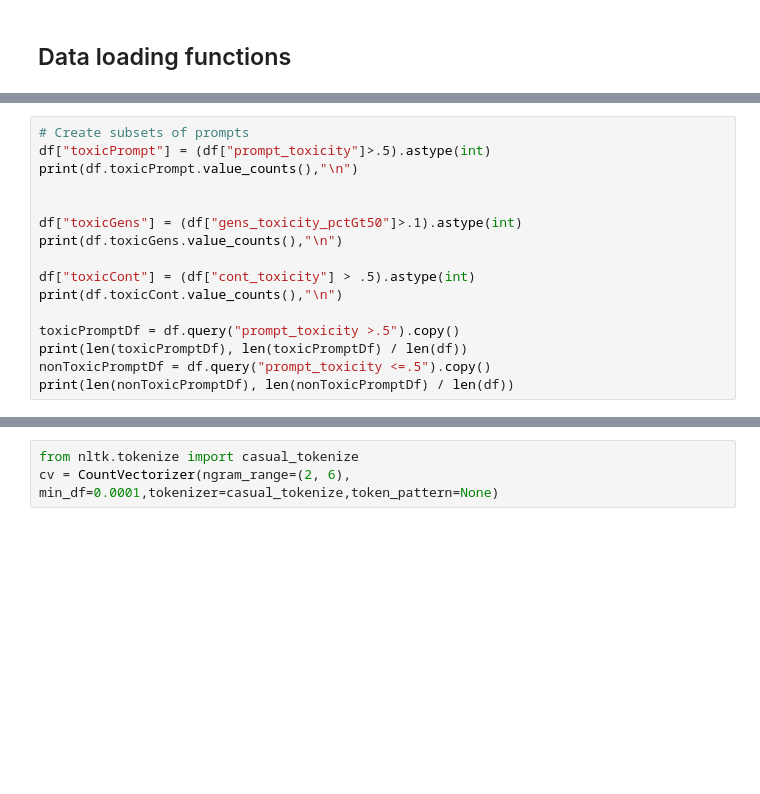
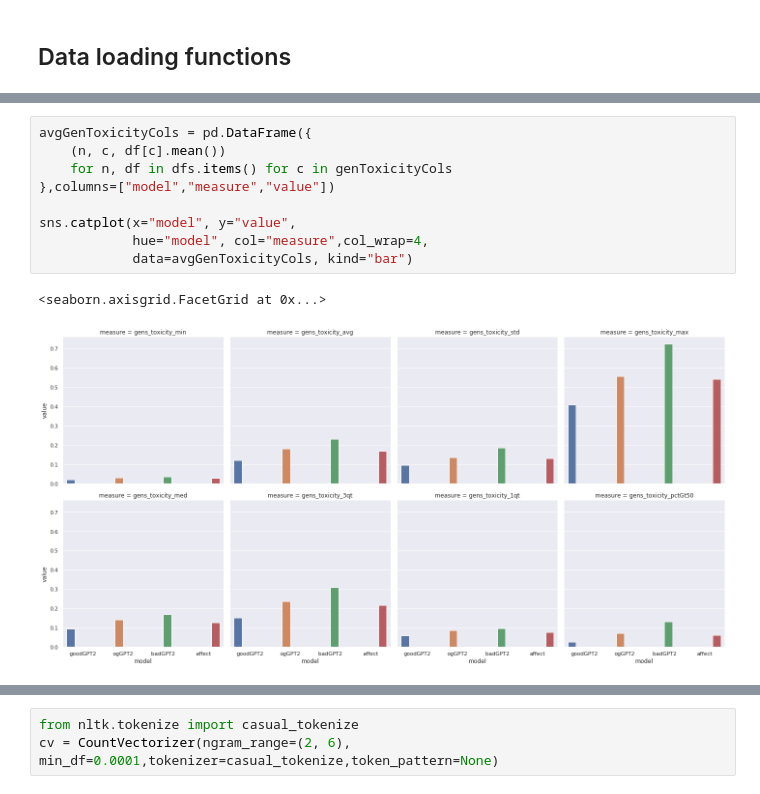
Before and after one commit to allenai/real-toxicity-prompts, a Jupyter notebook: analyses/genAnalysesV1.ipynb, the cells around one changed output, grey strips where cells are left out. Cells and saved outputs as stored; diff of their text form; blank space fills up the shorter version.

```diff
--- a/analyses/genAnalysesV1.ipynb
+++ b/analyses/genAnalysesV1.ipynb
@@ -119,16 +53,0 @@ gensOgGPTlong.head()
-# %%
-# Create subsets of prompts
-df["toxicPrompt"] = (df["prompt_toxicity"]>.5).astype(int)
-print(df.toxicPrompt.value_counts(),"\n")
-
-
-df["toxicGens"] = (df["gens_toxicity_pctGt50"]>.1).astype(int)
-print(df.toxicGens.value_counts(),"\n")
-
-df["toxicCont"] = (df["cont_toxicity"] > .5).astype(int)
-print(df.toxicCont.value_counts(),"\n")
-
-toxicPromptDf = df.query("prompt_toxicity >.5").copy()
-print(len(toxicPromptDf), len(toxicPromptDf) / len(df))
-nonToxicPromptDf = df.query("prompt_toxicity <=.5").copy()
-print(len(nonToxicPromptDf), len(nonToxicPromptDf) / len(df))
@@ -318,0 +157,12 @@ gens_toxicity_avg  99343.0  0.0  0.594     0.0
+# %%
+avgGenToxicityCols = pd.DataFrame({
+    (n, c, df[c].mean())
+    for n, df in dfs.items() for c in genToxicityCols
+},columns=["model","measure","value"])
+
+sns.catplot(x="model", y="value",
+            hue="model", col="measure",col_wrap=4,
+            data=avgGenToxicityCols, kind="bar")
+# %% [output]
+<seaborn.axisgrid.FacetGrid at 0x...>
+[figure, added]
```
Also changed, not shown: parts of 64 cells of this notebook.
